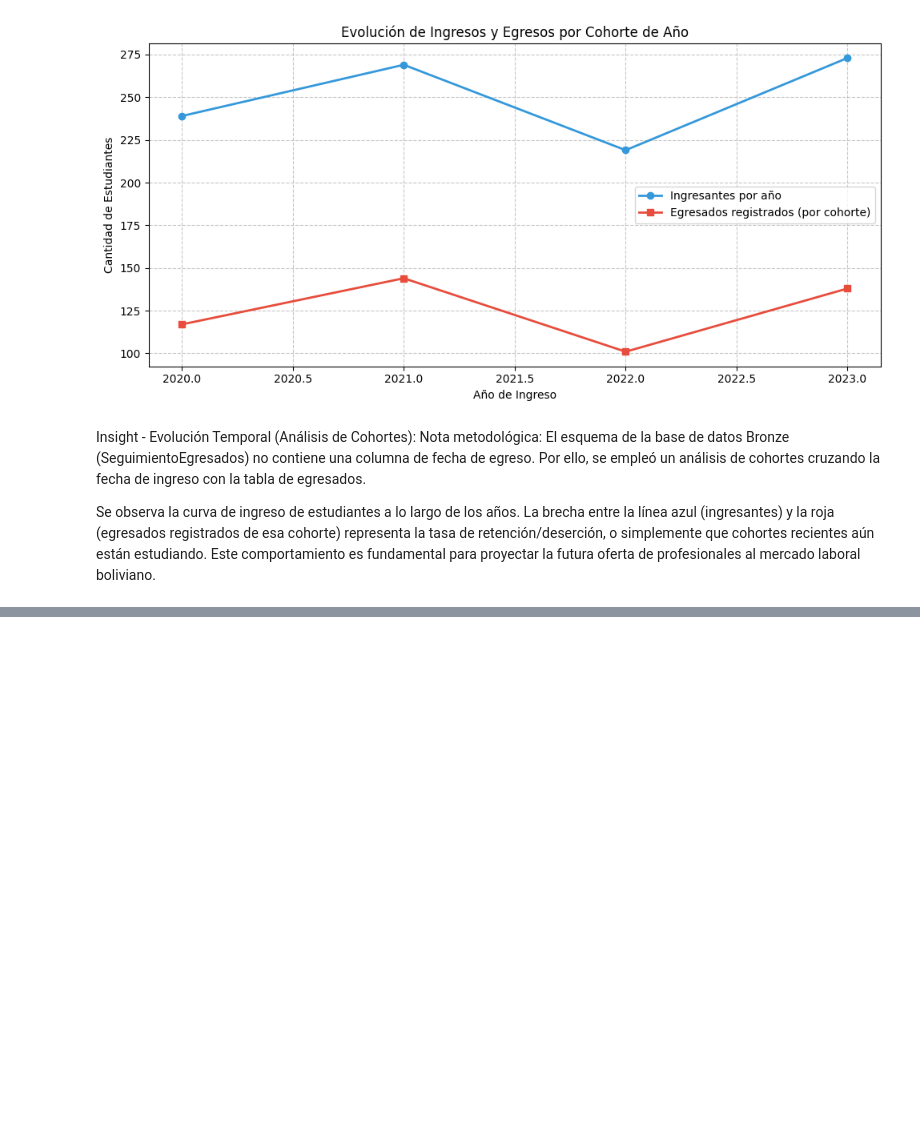
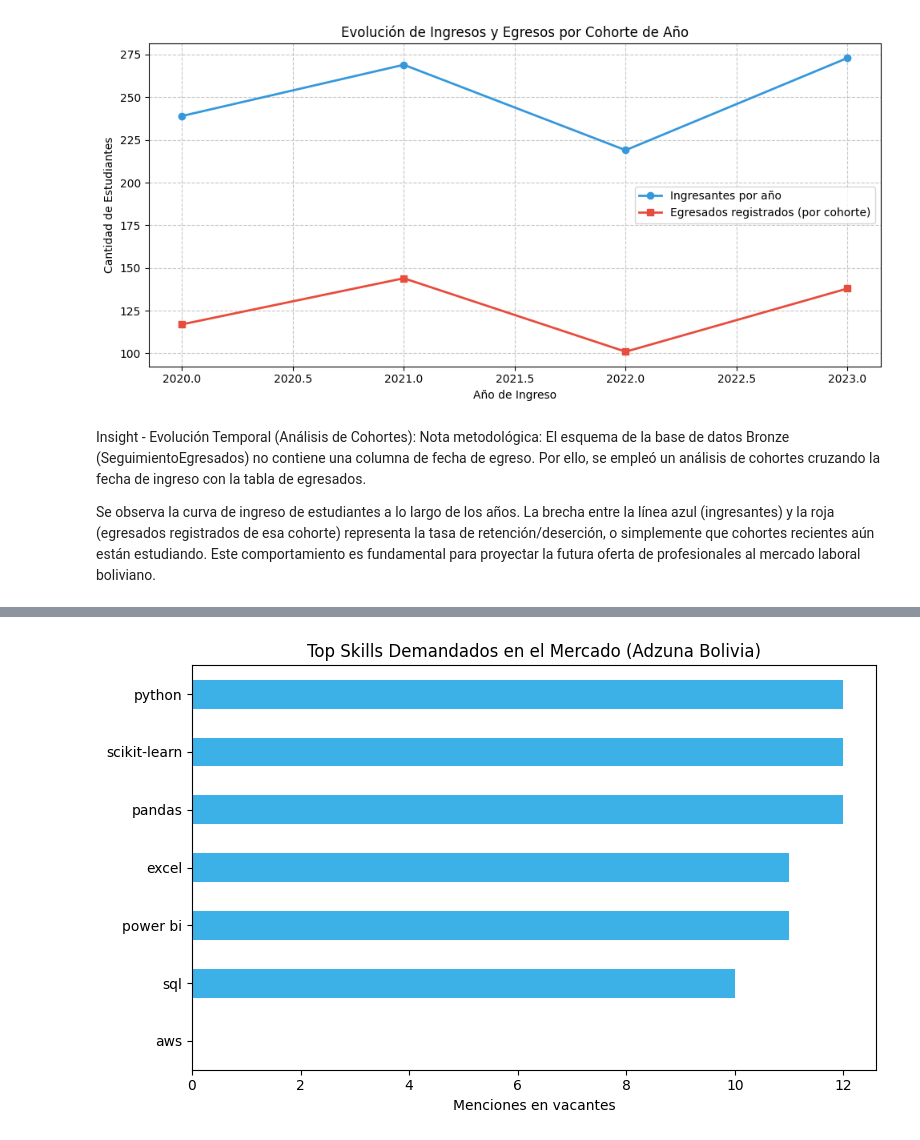
Before and after one commit to temps-code/brecha-digital-bi, a Jupyter notebook: notebooks/01_eda_estudiantes.ipynb, the cells around one changed output, grey strips where cells are left out. Drawn from its saved outputs; the diff is of its cells as text; code cells hidden in the pictures; blank space fills up the shorter version.

Commit message:
feat: completada tarea 3 - análisis brecha skills vs Adzuna y auditoría de datos

```diff
--- a/notebooks/01_eda_estudiantes.ipynb
+++ b/notebooks/01_eda_estudiantes.ipynb
@@ -116,0 +128,16 @@ Se observa la curva de ingreso de estudiantes a lo largo de los años. La brecha
+# %%
+texto_vacantes = " ".join(df_adzuna['description'].dropna().astype(str)).lower()
+
+skills_a_buscar = ['python', 'sql', 'excel', 'power bi', 'java', 'aws', 'pandas', 'scikit-learn']
+conteo_mercado = {skill: texto_vacantes.count(skill) for skill in skills_a_buscar}
+top_mercado = pd.Series(conteo_mercado).sort_values(ascending=False).head(7)
+
+plt.figure(figsize=(8, 5))
+top_mercado.plot(kind='barh', color="#3cb1e7")
+plt.title('Top Skills Demandados en el Mercado (Adzuna Bolivia)')
+plt.xlabel('Menciones en vacantes')
+plt.gca().invert_yaxis()
+plt.tight_layout()
+plt.show()
+# %% [output]
+[figure, added]
```
Also changed, not shown: parts of 2 cells of this notebook.
